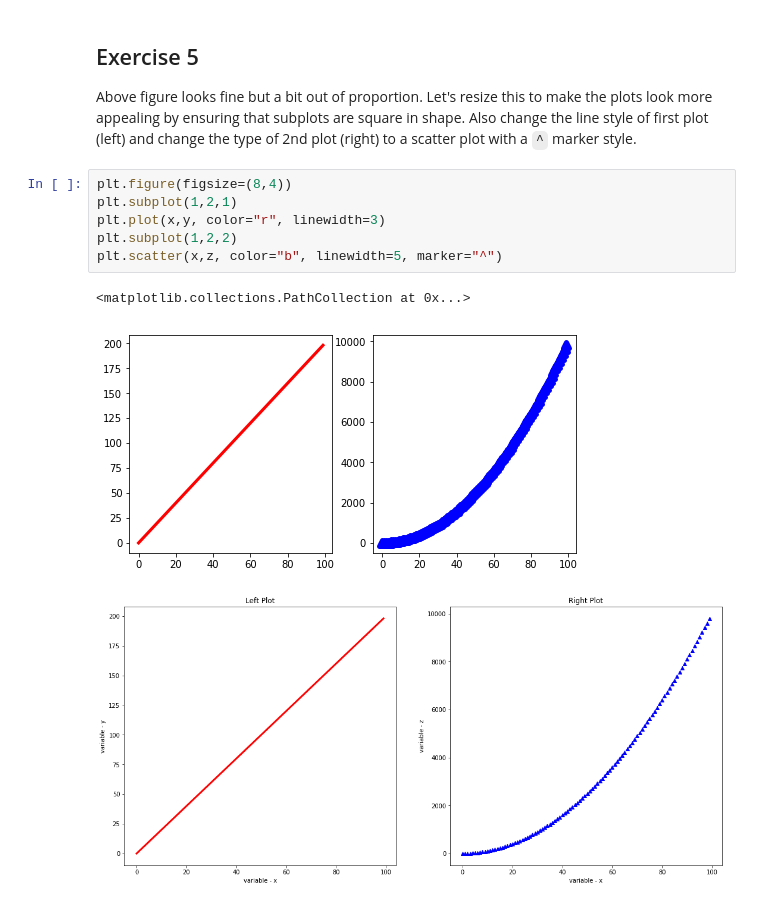
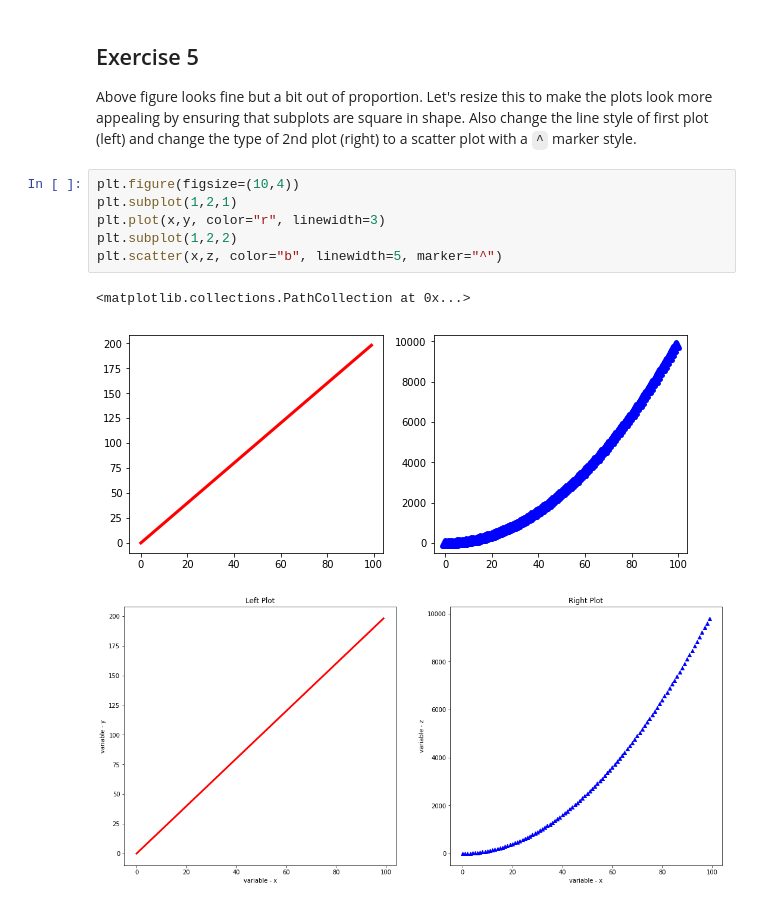
Before and after one commit to ortsed/dsc-more-practice-with-matplotlib-lab-dc-ds-career-042219, a Jupyter notebook: index.ipynb, the cells around one changed output. Saved outputs shown, nothing was run; the diff lists cells and outputs as text.

```diff
--- a/index.ipynb
+++ b/index.ipynb
@@ -139,14 +139,14 @@ plt.plot(x,z, color="b", linewidth=5, linestyle="--")
 
 Above figure looks fine but a bit out of proportion. Let's resize this to make the plots look more appealing by ensuring that subplots are square in shape. Also change the line style of first plot (left) and change the type of 2nd plot (right) to a scatter plot with a `^` marker style.
 # %%
-plt.figure(figsize=(8,4))
+plt.figure(figsize=(10,4))
 plt.subplot(1,2,1)
 plt.plot(x,y, color="r", linewidth=3)
 plt.subplot(1,2,2)
 plt.scatter(x,z, color="b", linewidth=5, marker="^")
 # %% [output]
 <matplotlib.collections.PathCollection at 0x...>
-[figure, old version]
+[figure, new version]
 # %%
 # %% [output]
 [figure]
```
